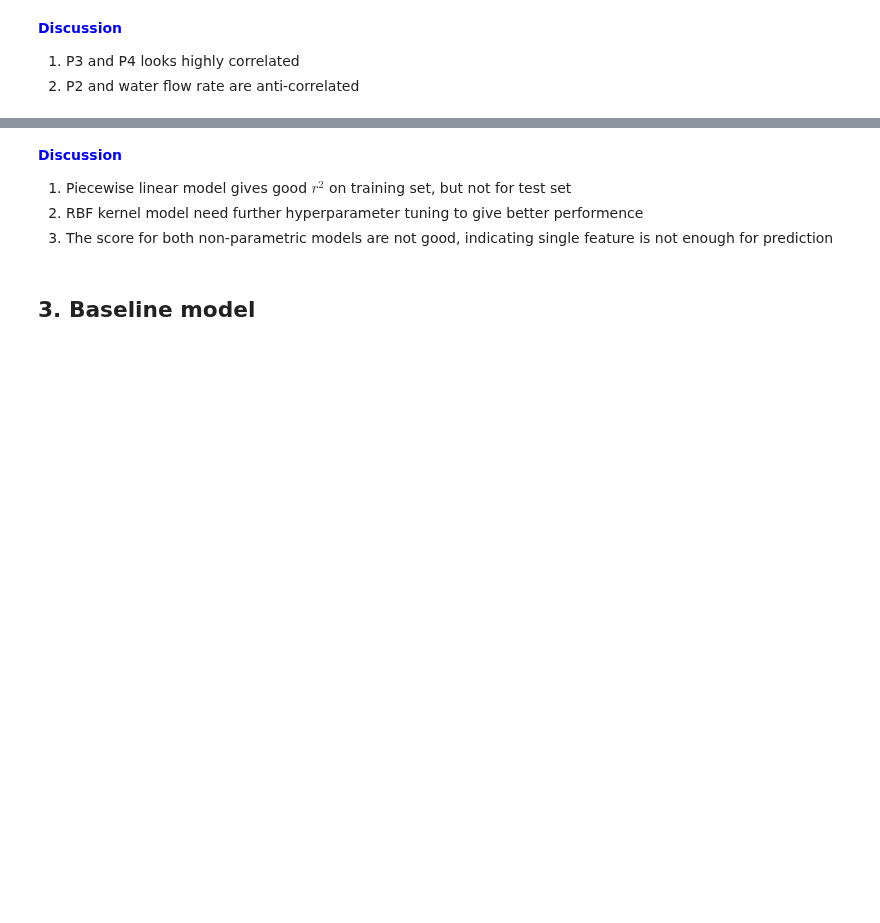
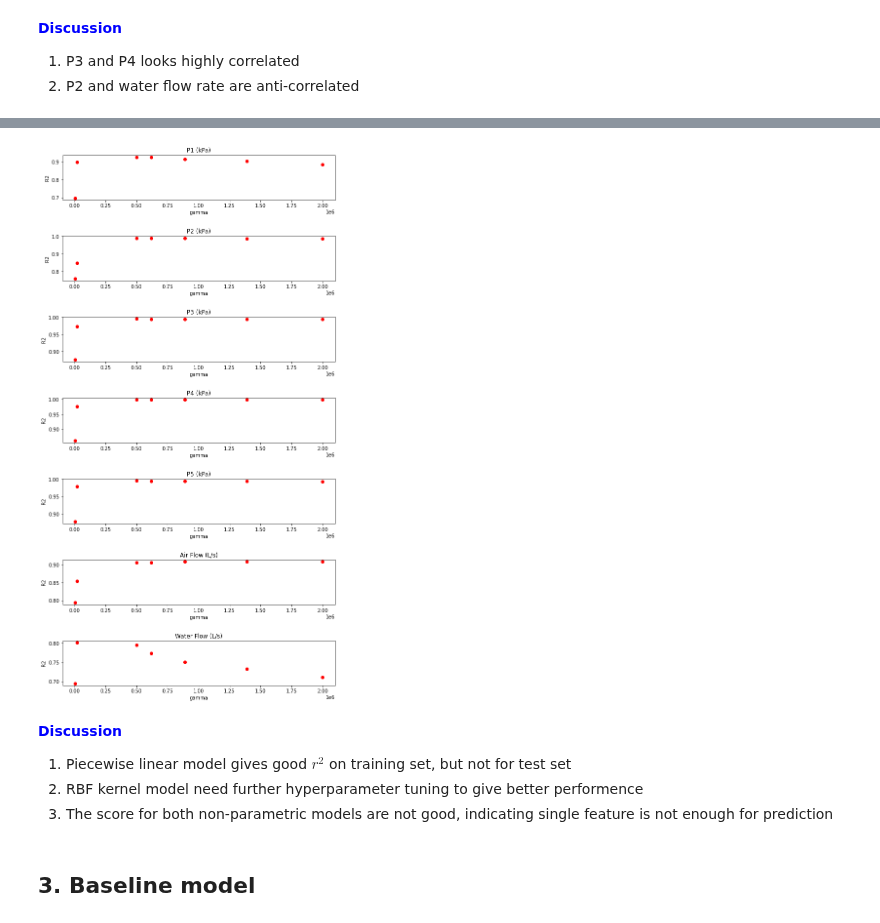
Before and after one commit to triton-wolfe/CHbE-6745-4745-Group-Project, a Jupyter notebook: Group_Project.ipynb, the cells around one changed output, grey strips where cells are left out. Cells and saved outputs as stored; diff of their text form; code cells hidden in the pictures; blank space fills up the shorter version.

Commit message:
Updated RBF Kernel to Include Better Hyperparameter tuning

```diff
--- a/Group_Project.ipynb
+++ b/Group_Project.ipynb
@@ -110,6 +110,10 @@ plt.savefig('correlation matrix.png', transparent=True, bbox_inches="tight")
 2. P2 and water flow rate are anti-correlated
 # %%
 ####################################################### 1-D analysis #######################################################
+from sklearn.linear_model import LinearRegression
+#to reduce computing time use every 3rd training data point for development
+X_train_3rd = X_train[::3]
+y_train_3rd = y_train[::3]
 
 ###################### Piecewise Linear Function
 print('Piecewise:\n')
@@ -127,11 +131,7 @@ def piecewise_linear(x_train, x_test=None):
             X[i,j] = max(0, x_test[i] - x_train[j])
     return X
 
-#to reduce computing time use every 3rd training data point for development
-X_train_3rd = X_train[::3]
-y_train_3rd = y_train[::3]
 
-#X_train_pl = []
 for i in range(X_train_3rd.shape[1]):
     X_train_pl = piecewise_linear(X_train_3rd[:,i])
     X_train_pl[:, -1] += 1                        #makes column of 1s at the end => equivalent of adding an intercept
@@ -147,7 +147,9 @@ for i in range(X_train_3rd.shape[1]):
     print('For {} the Training r^2 = {}, Test r^2 = {}'.format(x_names[i], r2_train, r2_test))
 
 
-############################## Radial Basis Function Kernel
+
+
+############################## Radial Basis Function Kernel #######################################
 print('\n\nRBF kernel:\n')
 
 def rbf(x_train, x_test = None, gamma = 0.01):
@@ -161,20 +163,43 @@ def rbf(x_train, x_test = None, gamma = 0.01):
             X[i, j] = np.exp(-gamma * (x_test[i] - x_train[j])**2)
     return X
 
+sigmas = np.array([0.0005, 0.0006, 0.00075, 0.0009, 0.001, 0.005, 0.01])
+gammas = 1. / 2 / sigmas**2
+
+rows = X_train_3rd.shape[1] * len(gammas)
+
+train_r2 = np.zeros((X_train_3rd.shape[1], len(gammas), 3)) #[feature (k), gamma, training r2]
+test_r2 = np.zeros((X_train_3rd.shape[1], len(gammas), 3)) #[feature (k), gamma, testing r2]
+
+fig, axes = plt.subplots(7, 1, figsize = (10,20))
 
 for k in range(X_train_3rd.shape[1]):
-    X_train_rbf = rbf(X_train_3rd[:,k], x_test = None)
+    for i, gamma in enumerate(gammas):
 
-    model = LinearRegression()
-    model.fit(X_train_rbf, y_train_3rd)
+        X_train_rbf = rbf(X_train_3rd[:,k], x_test = None, gamma = gamma)
 
-    X_test_rbf = rbf(X_train_3rd[:,k], X_test[:,k])
-    yhat = model.predict(X_test_rbf)
+        model = LinearRegression()
+        model.fit(X_train_rbf, y_train_3rd)
 
-    r2_train = model.score(X_train_rbf,y_train_3rd)
-    r2_test = model.score(X_test_rbf,y_test)
-    #print('Gamma = {}'.format(gamma))
-    print('For {} the Training r^2 = {}, Test r^2 = {}'.format(x_names[k], r2_train, r2_test))
+        X_test_rbf = rbf(X_train_3rd[:,k], X_test[:,k], gamma = gamma)
+        yhat = model.predict(X_test_rbf)
+
+        r2_train = model.score(X_train_rbf,y_train_3rd)
+        r2_test = model.score(X_test_rbf,y_test)
+
+        print('For {} the Training r^2 = {}, Test r^2 = {}'.format(x_names[k], r2_train, r2_test))
+
+        train_r2[k,i,:] = [k, gamma, r2_train]
+        test_r2[k,i,:] = [k, gamma, r2_test]
+
+    axes[k].scatter(train_r2[k,:, 1], train_r2[k,:, 2], c = 'r')
+    #axes[k].scatter(test_r2[k,:,1], test_r2[k,:,2], c = 'b')
+    axes[k].set_title(x_names[k])
+    axes[k].set_xlabel('gamma')
+    axes[k].set_ylabel('R2')
+
+
+fig.subplots_adjust(hspace = 0.8);
 # %% [output]
 Piecewise:
 
@@ -199,3 +221,4 @@ For Water Flow (L/s) the Training r^2 = 0.37956354324879416, Test r^2 = 0.377915
+[figure, added]
 # %% [markdown]
 <font color=blue>**Discussion**</font>
 
```
Also changed, not shown: parts of 3 cells of this notebook, 2 other files.
